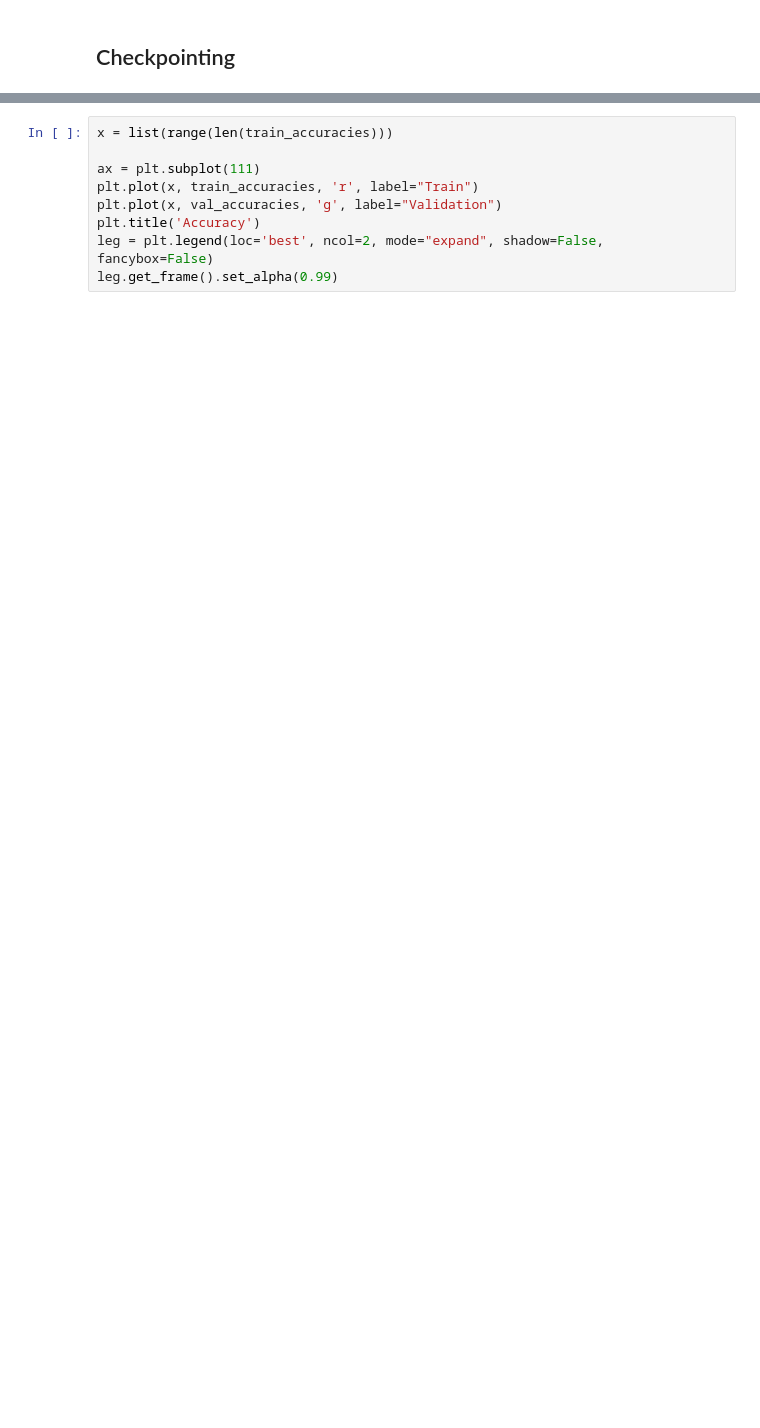
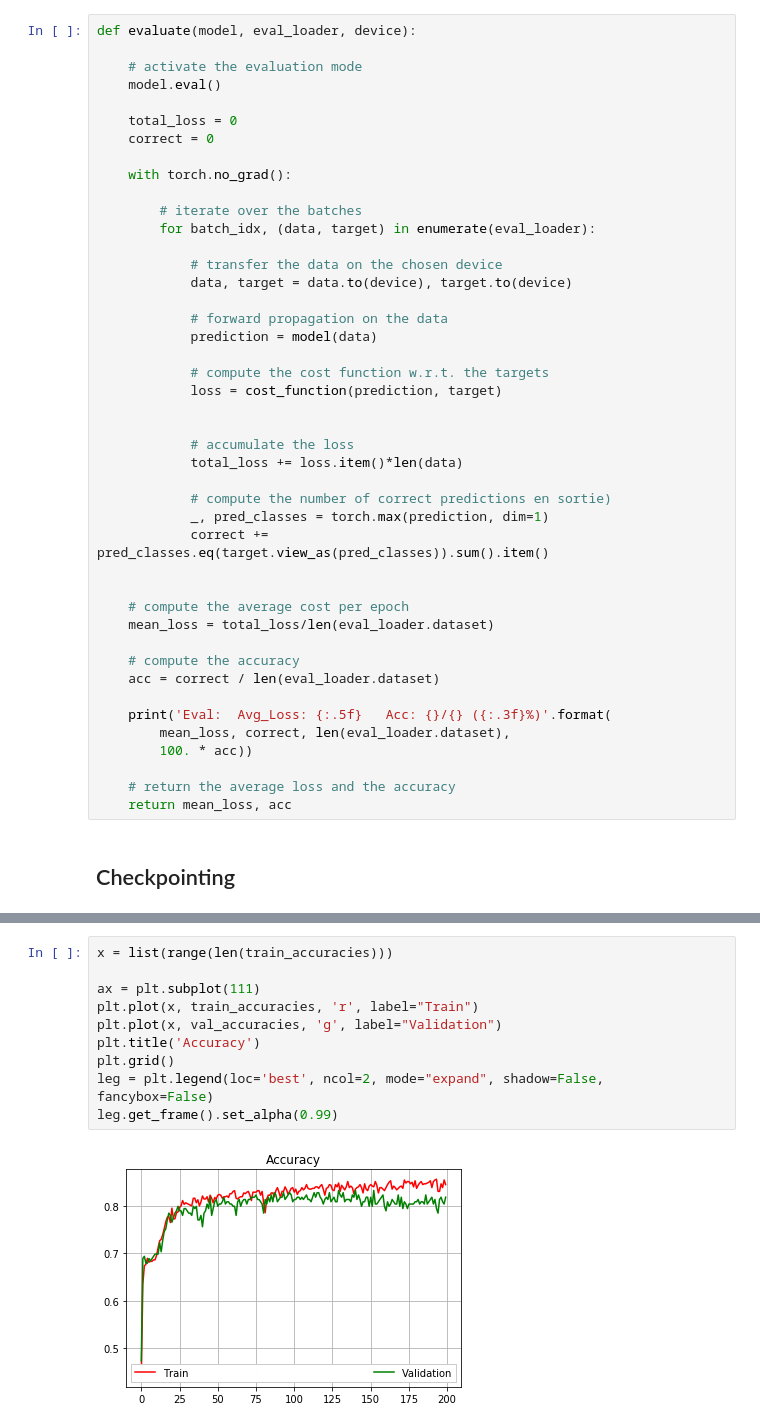
Before and after one commit to mila-iqia/ivado-mila-dl-school-2019, a Jupyter notebook: tutorials/MLP_to_complete.ipynb, the cells around one changed output, grey strips where cells are left out. Saved outputs shown, nothing was run; the diff lists cells and outputs as text; blank space fills up the shorter version.

```diff
--- a/tutorials/MLP_to_complete.ipynb
+++ b/tutorials/MLP_to_complete.ipynb
@@ -619,2 +516,46 @@ def evaluate(model, eval_loader, device):
+# %%
+def evaluate(model, eval_loader, device):
+
+    # activate the evaluation mode
+    model.eval()
+
+    total_loss = 0
+    correct = 0
+
+    with torch.no_grad():
+
+        # iterate over the batches
+        for batch_idx, (data, target) in enumerate(eval_loader):
+
+            # transfer the data on the chosen device
+            data, target = data.to(device), target.to(device)
+
+            # forward propagation on the data
+            prediction = model(data)
+
+            # compute the cost function w.r.t. the targets
+            loss = cost_function(prediction, target)
+
+
+            # accumulate the loss
+            total_loss += loss.item()*len(data)
+
+            # compute the number of correct predictions en sortie)
+            _, pred_classes = torch.max(prediction, dim=1)
+            correct += pred_classes.eq(target.view_as(pred_classes)).sum().item()
+
+
+    # compute the average cost per epoch
+    mean_loss = total_loss/len(eval_loader.dataset)
+
+    # compute the accuracy
+    acc = correct / len(eval_loader.dataset)
+
+    print('Eval:  Avg_Loss: {:.5f}   Acc: {}/{} ({:.3f}%)'.format(
+        mean_loss, correct, len(eval_loader.dataset),
+        100. * acc))
+
+    # return the average loss and the accuracy
+    return mean_loss, acc
 # %% [markdown]
 ## Checkpointing
@@ -759,9 +732,12 @@ leg.get_frame().set_alpha(0.99)
 # %%
 x = list(range(len(train_accuracies)))
 
 ax = plt.subplot(111)
 plt.plot(x, train_accuracies, 'r', label="Train")
 plt.plot(x, val_accuracies, 'g', label="Validation")
 plt.title('Accuracy')
+plt.grid()
 leg = plt.legend(loc='best', ncol=2, mode="expand", shadow=False, fancybox=False)
 leg.get_frame().set_alpha(0.99)
+# %% [output]
+[figure, added]
```
Also changed, not shown: parts of 161 cells of this notebook, 1 other file.
